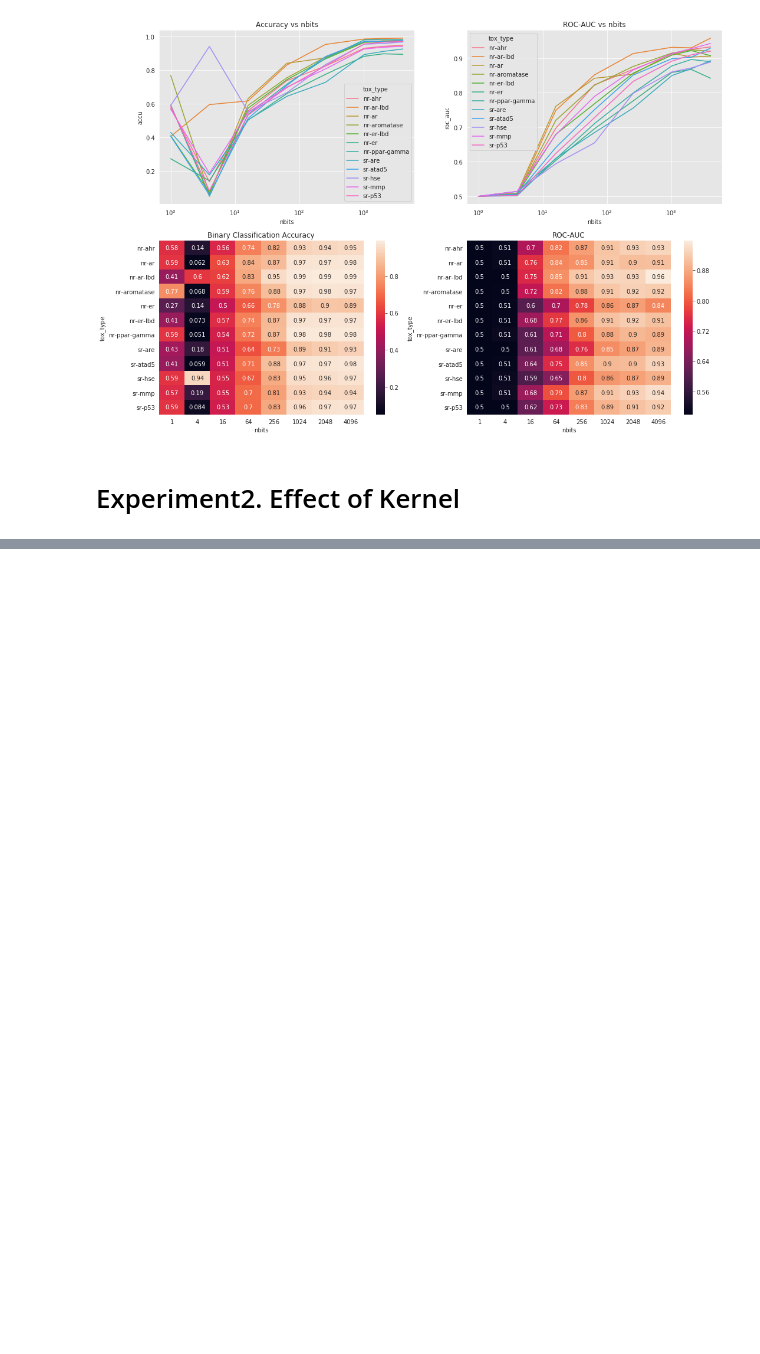
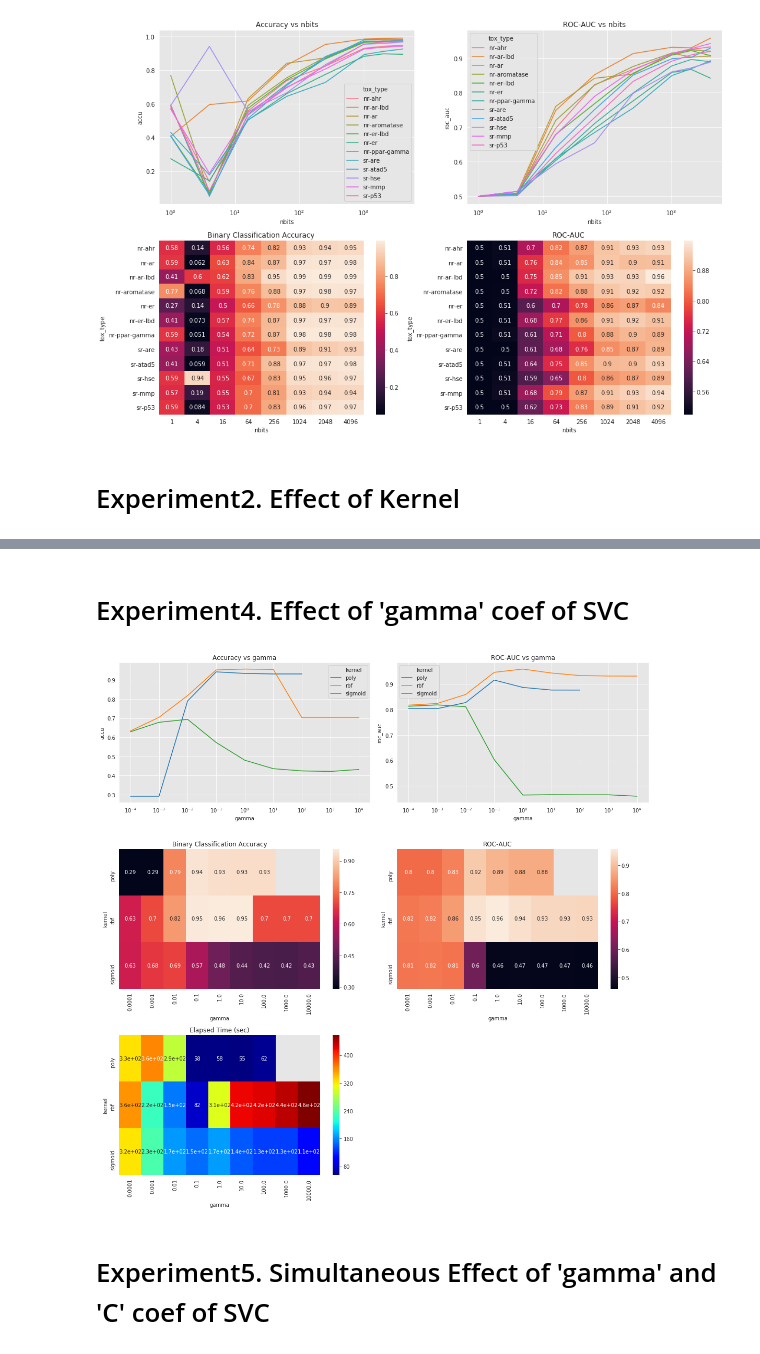
Before and after one commit to heartcored98/CH485_AI_Chemistry, a Jupyter notebook: Practice2 - SVM/Assignment2_Tox21_SVM.ipynb, the cells around one changed output, grey strips where cells are left out. Cells and saved outputs as stored; diff of their text form; code cells hidden in the pictures; blank space fills up the shorter version.

Commit message:
Complete basic Experiment

```diff
--- a/Practice2 - SVM/Assignment2_Tox21_SVM.ipynb
+++ b/Practice2 - SVM/Assignment2_Tox21_SVM.ipynb
@@ -302,0 +346,2 @@ KeyError: 'exp_kernel'
+# %% [markdown]
+# Experiment4. Effect of 'gamma' coef of SVC
@@ -302,0 +373,40 @@ KeyError: 'exp_kernel'
+# %%
+df = pd.DataFrame(exp_data['exp_gamma'])
+df = df[['accu', 'roc_auc', 'gamma', 'kernel', 'elapsed']]
+
+fig, ax = plt.subplots(3, 2)
+fig.set_size_inches(15, 15)
+
+
+sns.set_style("darkgrid", {"axes.facecolor": ".9"})
+
+grid = sns.lineplot(x="gamma", y="accu", hue="kernel", markers=True, data=df, ax=ax[0][0])
+grid.set_title("Accuracy vs gamma")
+grid.grid(True)
+grid.set(xscale="log")
+
+grid = sns.lineplot(x="gamma", y="roc_auc", hue="kernel", data=df, ax=ax[0][1])
+grid.set_title("ROC-AUC vs gamma")
+grid.grid(True)
+grid.set(xscale="log")
+
+df_accu = df.pivot(index='kernel', columns='gamma', values='accu')
+grid = sns.heatmap(df_accu, annot=True, ax=ax[1][0])
+grid.set_title("Binary Classification Accuracy")
+
+df_roc_auc = df.pivot(index='kernel', columns='gamma', values='roc_auc')
+grid = sns.heatmap(df_roc_auc, annot=True, ax=ax[1][1])
+grid.set_title("ROC-AUC")
+
+df_accu = df.pivot(index='kernel', columns='gamma', values='elapsed')
+grid = sns.heatmap(df_accu, annot=True, ax=ax[2][0], cmap='jet')
+grid.set_title("Elapsed Time (sec)")
+
+ax[-1, -1].axis('off')
+
+plt.tight_layout()
+plt.grid(True)
+# %% [output]
+[figure, added]
+# %% [markdown]
+# Experiment5. Simultaneous Effect of 'gamma' and 'C' coef of SVC
```
Also changed, not shown: parts of 15 cells of this notebook.
